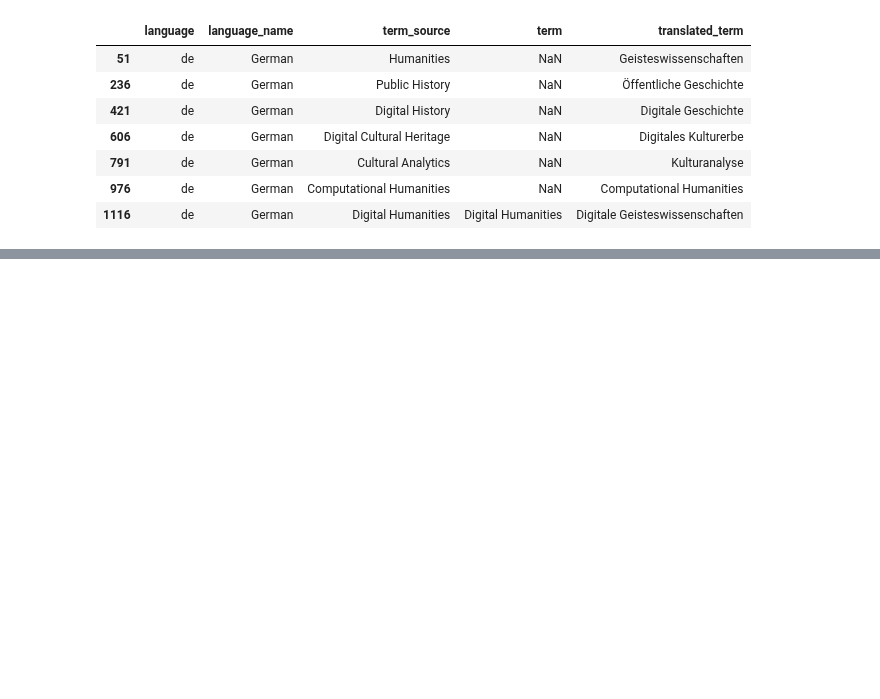
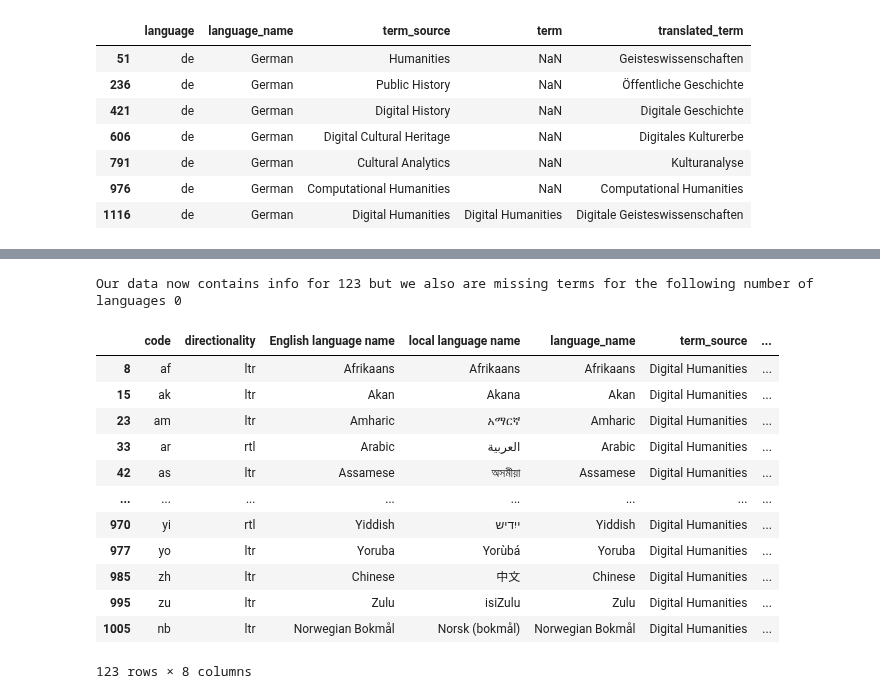
Before and after one commit to CodingDH/searching-for-DH, a Jupyter notebook: data_analysis_notebooks/SearchQueryCreator.ipynb, the cells around one changed output, grey strips where cells are left out. Saved outputs shown, nothing was run; the diff lists cells and outputs as text; code cells hidden in the pictures; blank space fills up the shorter version.

```diff
--- a/data_analysis_notebooks/SearchQueryCreator.ipynb
+++ b/data_analysis_notebooks/SearchQueryCreator.ipynb
@@ -10,6 +17,7 @@ from google.cloud import translate_v2 as translate
 from google.oauth2 import service_account
 
 key_path = apikey.load("GOOGLE_TRANSLATE_CREDENTIALS")
+key_path = key_path.replace('/Volumes/Samsung_T5/','/Users/zleblanc/')
 credentials = service_account.Credentials.from_service_account_file(
     key_path, scopes=["https://www.googleapis.com/auth/cloud-platform"],
 )
@@ -128,3 +130,5 @@ else:
     table = soup.find_all('table')[0]
     df = pd.read_html(str(table))[0]
     df.to_csv("../data/metadata_files/iso_639_choices_directionality_wikimedia.csv", index=False)
+# %%
+df = df[df.directionality.isin(['ltr', 'rtl'])]
@@ -137,3 +161,5 @@ cleaned_dh['translated_term'] = cleaned_dh['translated_term'].apply(lambda x: ht
 cleaned_dh = cleaned_dh.rename(columns={'language': 'code'})
 # %%
 merged_lang_terms = pd.merge(df[['code', 'directionality', 'English language name', 'local language name']], cleaned_dh, on='code', how="outer")
+# %%
+merged_lang_terms = merged_lang_terms[merged_lang_terms.code != "see also Test languages"]
@@ -144,0 +187,21 @@ Our data now contains info for 123 but we also are missing terms for the followi
+# %%
+subset_dh = merged_lang_terms[merged_lang_terms.term_source == 'Digital Humanities']
+print(f"Our data now contains info for {subset_dh[subset_dh.term.notna()]['English language name'].nunique()} but we also are missing terms for the following number of languages {subset_dh[subset_dh.term.isna()]['English language name'].nunique()}")
+# %% [output]
+Our data now contains info for 123 but we also are missing terms for the following number of languages 0
+# %%
+subset_dh
+# %% [output]
+|  | code | directionality | English language name | local language name | language_name | term_source | ... |
+| 8 | af | ltr | Afrikaans | Afrikaans | Afrikaans | Digital Humanities | ... |
+| 15 | ak | ltr | Akan | Akana | Akan | Digital Humanities | ... |
+| 23 | am | ltr | Amharic | አማርኛ | Amharic | Digital Humanities | ... |
+| 33 | ar | rtl | Arabic | العربية | Arabic | Digital Humanities | ... |
+| 42 | as | ltr | Assamese | অসমীয়া | Assamese | Digital Humanities | ... |
+| ... | ... | ... | ... | ... | ... | ... | ... |
+| 970 | yi | rtl | Yiddish | ייִדיש | Yiddish | Digital Humanities | ... |
+| 977 | yo | ltr | Yoruba | Yorùbá | Yoruba | Digital Humanities | ... |
+| 985 | zh | ltr | Chinese | 中文 | Chinese | Digital Humanities | ... |
+| 995 | zu | ltr | Zulu | isiZulu | Zulu | Digital Humanities | ... |
+| 1005 | nb | ltr | Norwegian Bokmål | Norsk (bokmål) | Norwegian Bokmål | Digital Humanities | ... |
+123 rows × 8 columns
```
Also changed, not shown: parts of 18 cells of this notebook, 6 other files.
